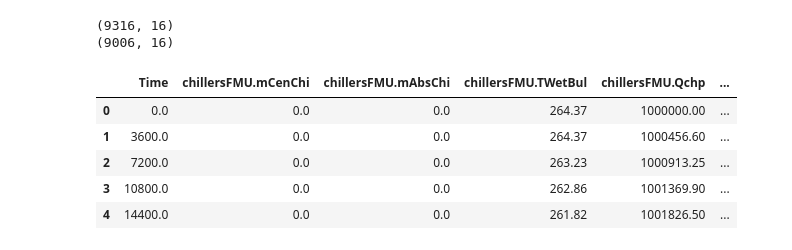
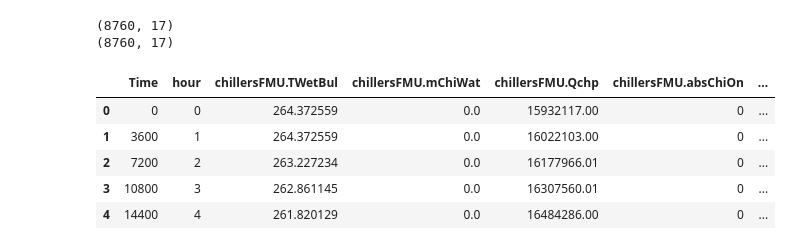
Before and after one commit to SaranyaAnbarasu/rl-modelica, a Jupyter notebook: ChillerGroup_ANN.ipynb, the cells around one changed output. Saved outputs shown, nothing was run; the diff lists cells and outputs as text; code cells hidden in the pictures.

```diff
--- a/ChillerGroup_ANN.ipynb
+++ b/ChillerGroup_ANN.ipynb
@@ -1,25 +1,26 @@
 # %%
 ## ANN chiller group model
 import pandas as pd
-
+import seaborn as sns
 # Load the data
-data = pd.read_csv('chillerGroupResults.csv')
+#data = pd.read_csv('chillerGroupResults.csv')
+data = pd.read_csv('cooling_annual.csv')
 
 # Display the first few rows of the dataset
 print(data.shape)
 data.drop_duplicates(subset = ['Time'], inplace = True)
 print(data.shape)
 data.reset_index(drop = True, inplace = True)
 data.head()
 # %% [output]
-(9316, 16)
-(9006, 16)
+(8760, 17)
+(8760, 17)
-|  | Time | chillersFMU.mCenChi | chillersFMU.mAbsChi | chillersFMU.TWetBul | chillersFMU.Qchp | ... |
-| 0 | 0.0 | 0.0 | 0.0 | 264.37 | 1000000.00 | ... |
-| 1 | 3600.0 | 0.0 | 0.0 | 264.37 | 1000456.60 | ... |
-| 2 | 7200.0 | 0.0 | 0.0 | 263.23 | 1000913.25 | ... |
-| 3 | 10800.0 | 0.0 | 0.0 | 262.86 | 1001369.90 | ... |
-| 4 | 14400.0 | 0.0 | 0.0 | 261.82 | 1001826.50 | ... |
+|  | Time | hour | chillersFMU.TWetBul | chillersFMU.mChiWat | chillersFMU.Qchp | chillersFMU.absChiOn | ... |
+| 0 | 0 | 0 | 264.372559 | 0.0 | 15932117.00 | 0 | ... |
+| 1 | 3600 | 1 | 264.372559 | 0.0 | 16022103.00 | 0 | ... |
+| 2 | 7200 | 2 | 263.227234 | 0.0 | 16177966.01 | 0 | ... |
+| 3 | 10800 | 3 | 262.861145 | 0.0 | 16307560.01 | 0 | ... |
+| 4 | 14400 | 4 | 261.820129 | 0.0 | 16484286.00 | 0 | ... |
 # %%
 # Outlier clipping
 inputs = ['chillersFMU.TWetBul', 'chillersFMU.mChiWat', 'chillersFMU.Qchp', 'chillersFMU.absChiOn', 'chillersFMU.yVal',] ##States and actions
```
Also changed, not shown: parts of 10 cells of this notebook, 2 other files.
